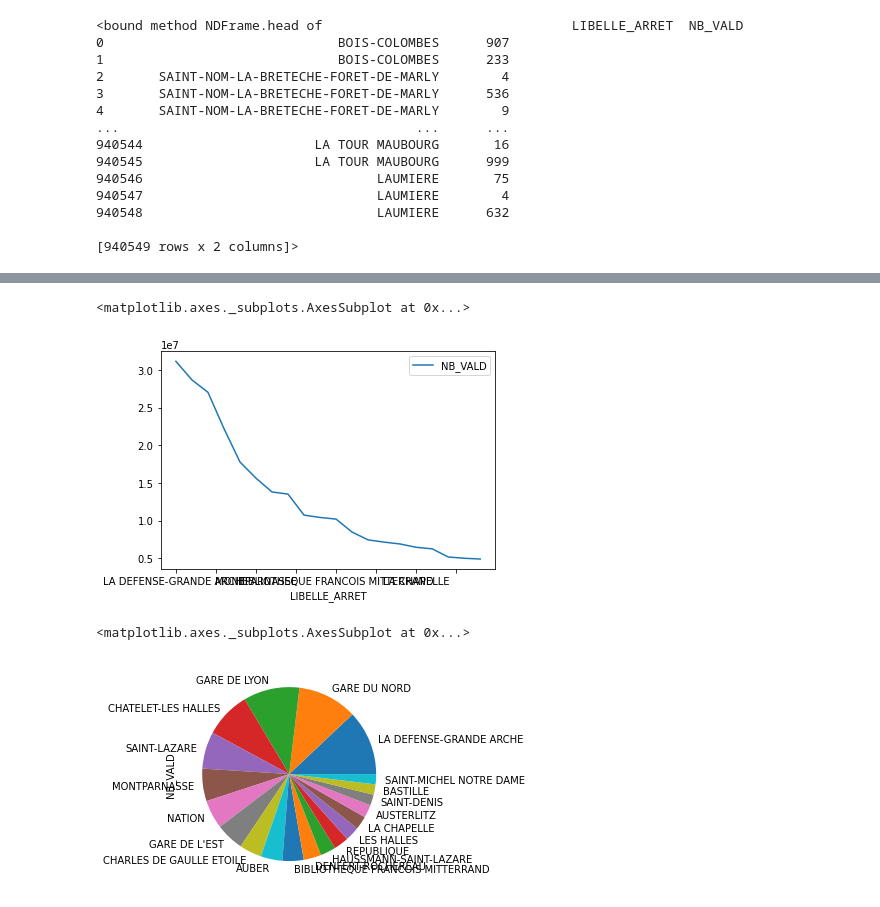
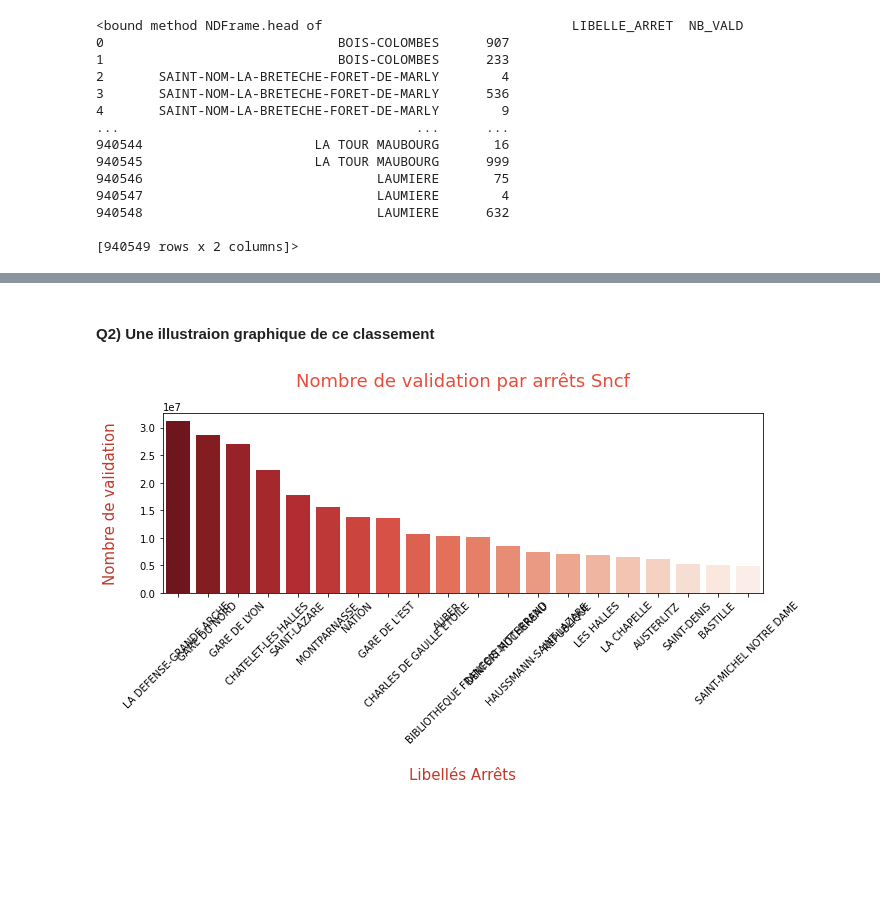
Before and after one commit to ChristiiK/AppliDataSncf, a Jupyter notebook: ApplicationSncf_vf.ipynb, the cells around one changed output, grey strips where cells are left out. Drawn from its saved outputs; the diff is of its cells as text; code cells hidden in the pictures; blank space fills up the shorter version.

```diff
--- a/ApplicationSncf_vf.ipynb
+++ b/ApplicationSncf_vf.ipynb
@@ -64,3 +62,8 @@ df1.head
 # %%
 # regrouper la somme du nombre de validation par arrêt
 dq=df1.groupby(['LIBELLE_ARRET']).sum()
+#Ranger par ordre décroissant le nombre de valisation par arrêt
+dqq=dq.sort_values(by = 'NB_VALD', ascending = False)[0:20]
+#indexer mon nouveau dataframe pour avoir un bon, mieux présenté
+dqq.reset_index(0, inplace=True)
+print(dqq)
@@ -109,11 +88,12 @@ SAINT-MICHEL NOTRE DAME            4904789
-# %%
-#Q2) Illustraton graphique de ce classement
-dqq.plot()
-# %% [output]
-<matplotlib.axes._subplots.AxesSubplot at 0x...>
-[figure, removed]
-# %%
-dqq['NB_VALD'].plot(kind='pie')
-# %% [output]
-<matplotlib.axes._subplots.AxesSubplot at 0x...>
-[figure, removed]
+# %% [markdown]
+#### Q2) Une illustraion graphique de ce classement
+# %%
+plt.figure(figsize=(10,6))
+sns.barplot(x=dqq['LIBELLE_ARRET'], y=dqq['NB_VALD'], palette="Reds_r")
+plt.xlabel('\nLibellés Arrêts', fontsize=15, color='#c0392b')
+plt.ylabel("Nombre de validation\n", fontsize=15, color='#c0392b')
+plt.title("Nombre de validation par arrêts Sncf\n", fontsize=18, color='#e74c3c')
+plt.xticks(rotation= 45)
+plt.tight_layout()
+# %% [output]
+[figure, added]
```
Also changed, not shown: parts of 6 cells of this notebook.
